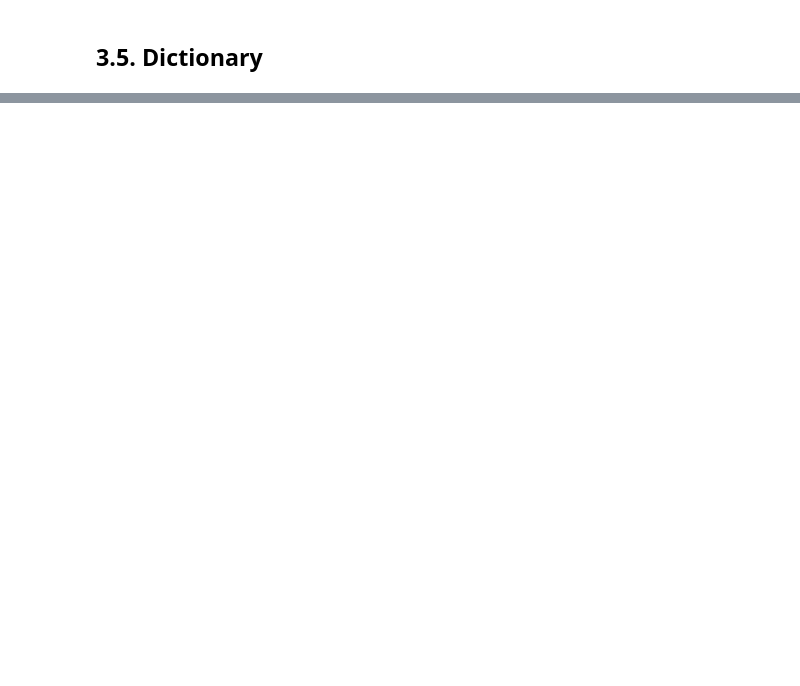
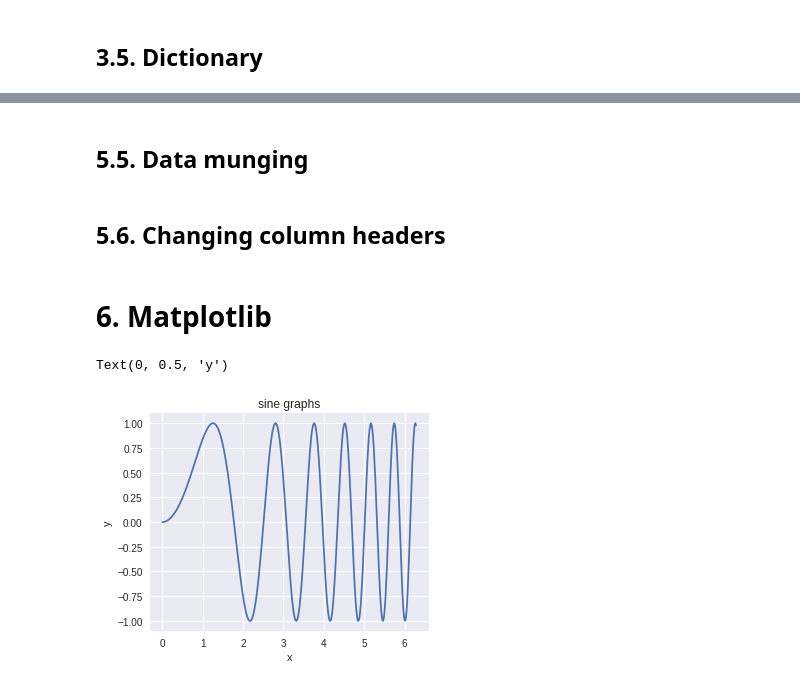
Before and after one commit to ghoshal7/python_basics, a Jupyter notebook: INFORMS - Introduction_to_Python.ipynb, the cells around one changed output, grey strips where cells are left out. Drawn from its saved outputs; the diff is of its cells as text; code cells hidden in the pictures; blank space fills up the shorter version.

```diff
--- a/INFORMS - Introduction_to_Python.ipynb
+++ b/INFORMS - Introduction_to_Python.ipynb
@@ -318,0 +685,2 @@ print(num)
+# %% [markdown]
+## 5.5. Data munging
@@ -318,0 +699,4 @@ print(num)
+# %% [markdown]
+## 5.6. Changing column headers
+# %% [markdown]
+# 6. Matplotlib
@@ -318,0 +705,15 @@ print(num)
+# %%
+#First create some toy data:
+x = np.linspace(0, 2*np.pi, 400)
+y = np.sin(x**2)
+# %%
+plt.figure(figsize = (5,4))
+plt.plot(x,y)
+
+# add title and labels
+plt.title('sine graphs')
+
+plt.xlabel('x'); plt.ylabel('y')
+# %% [output]
+Text(0, 0.5, 'y')
+[figure, added]
```
Also changed, not shown: parts of 79 cells of this notebook.
